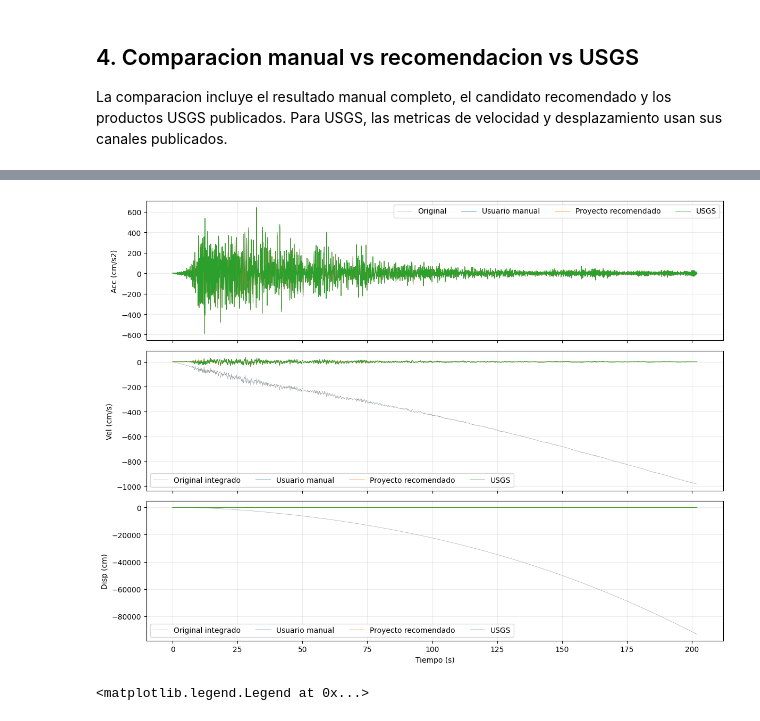
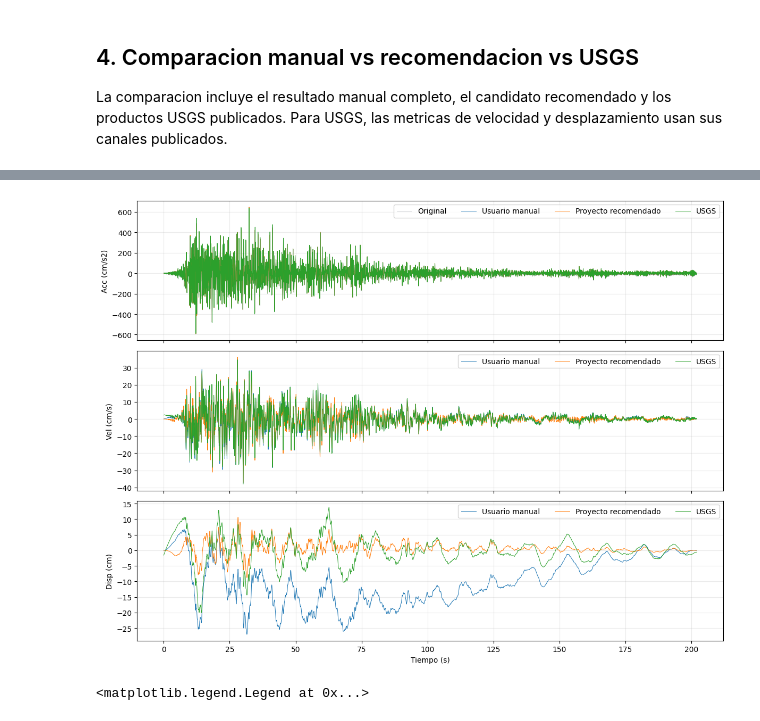
Before and after one commit to joelefrain/SignalProcessor, a Jupyter notebook: notebooks/01_correccion_senales.ipynb, the cells around one changed output, grey strips where cells are left out. Drawn from its saved outputs; the diff is of its cells as text; code cells hidden in the pictures.

```diff
--- a/notebooks/01_correccion_senales.ipynb
+++ b/notebooks/01_correccion_senales.ipynb
@@ -495,34 +499,34 @@ summary[[
 # %%
 n_acc = min(raw.npts, project_acc.npts, manual_acc.npts, reference_acc.npts)
 n_vel = min(raw.npts, result.velocity.size, manual_result.velocity.size, reference_vel.npts)
 n_disp = min(raw.npts, result.displacement.size, manual_result.displacement.size, reference_disp.npts)
 
 fig, axes = plt.subplots(3, 1, figsize=(12, 9), sharex=True)
 axes[0].plot(raw.time[:n_acc], raw.as_units('cm/s^2').acceleration[:n_acc], color='#9aa0a6', lw=0.45, label='Original')
 axes[0].plot(manual_acc.time[:n_acc], manual_acc.acceleration[:n_acc], lw=0.7, label='Usuario manual')
 axes[0].plot(project_acc.time[:n_acc], project_acc.acceleration[:n_acc], lw=0.7, label='Proyecto recomendado')
 axes[0].plot(reference_acc.time[:n_acc], reference_acc.acceleration[:n_acc], lw=0.7, label='USGS')
 axes[0].set_ylabel('Acc (cm/s2)')
 
-axes[1].plot(raw.time[:n_vel], raw_vel_cms[:n_vel], color='#9aa0a6', lw=0.45, label='Original integrado')
+# axes[1].plot(raw.time[:n_vel], raw_vel_cms[:n_vel], color='#9aa0a6', lw=0.45, label='Original integrado')
 axes[1].plot(raw.time[:n_vel], manual_vel_cms[:n_vel], lw=0.7, label='Usuario manual')
 axes[1].plot(raw.time[:n_vel], project_vel_cms[:n_vel], lw=0.7, label='Proyecto recomendado')
 axes[1].plot(reference_vel.time[:n_vel], reference_vel.acceleration[:n_vel], lw=0.7, label='USGS')
 axes[1].set_ylabel('Vel (cm/s)')
 
-axes[2].plot(raw.time[:n_disp], raw_disp_cm[:n_disp], color='#9aa0a6', lw=0.45, label='Original integrado')
+# axes[2].plot(raw.time[:n_disp], raw_disp_cm[:n_disp], color='#9aa0a6', lw=0.45, label='Original integrado')
 axes[2].plot(raw.time[:n_disp], manual_disp_cm[:n_disp], lw=0.7, label='Usuario manual')
 axes[2].plot(raw.time[:n_disp], project_disp_cm[:n_disp], lw=0.7, label='Proyecto recomendado')
 axes[2].plot(reference_disp.time[:n_disp], reference_disp.acceleration[:n_disp], lw=0.7, label='USGS')
 axes[2].set_ylabel('Disp (cm)')
 axes[2].set_xlabel('Tiempo (s)')
 
 for ax in axes:
     ax.grid(alpha=0.25)
     ax.legend(ncol=4)
 fig.tight_layout()
 # %% [output]
-[figure, old version]
+[figure, new version]
 # %%
 def fas_acc_cm_s(record):
     freqs, amp_m_s = fourier_amplitude_spectrum(record)
```
Also changed, not shown: parts of 1 cell of this notebook, 13 other files.
